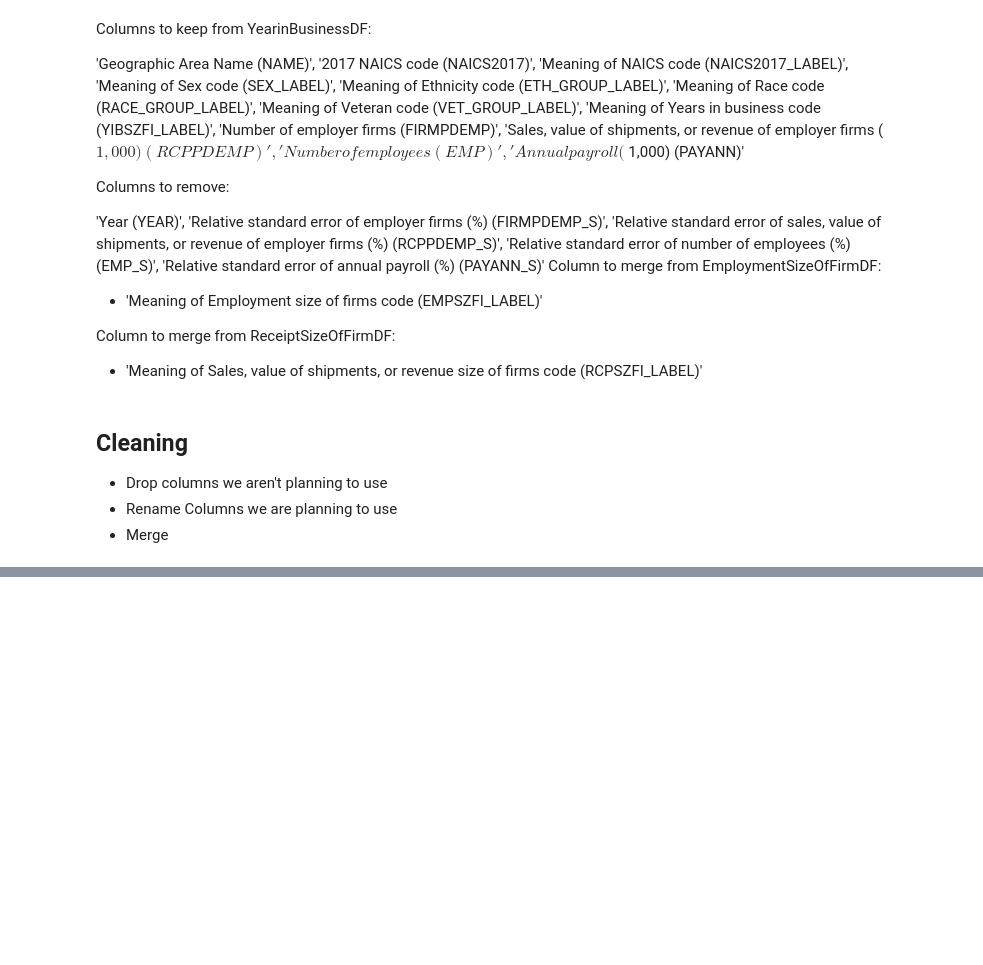
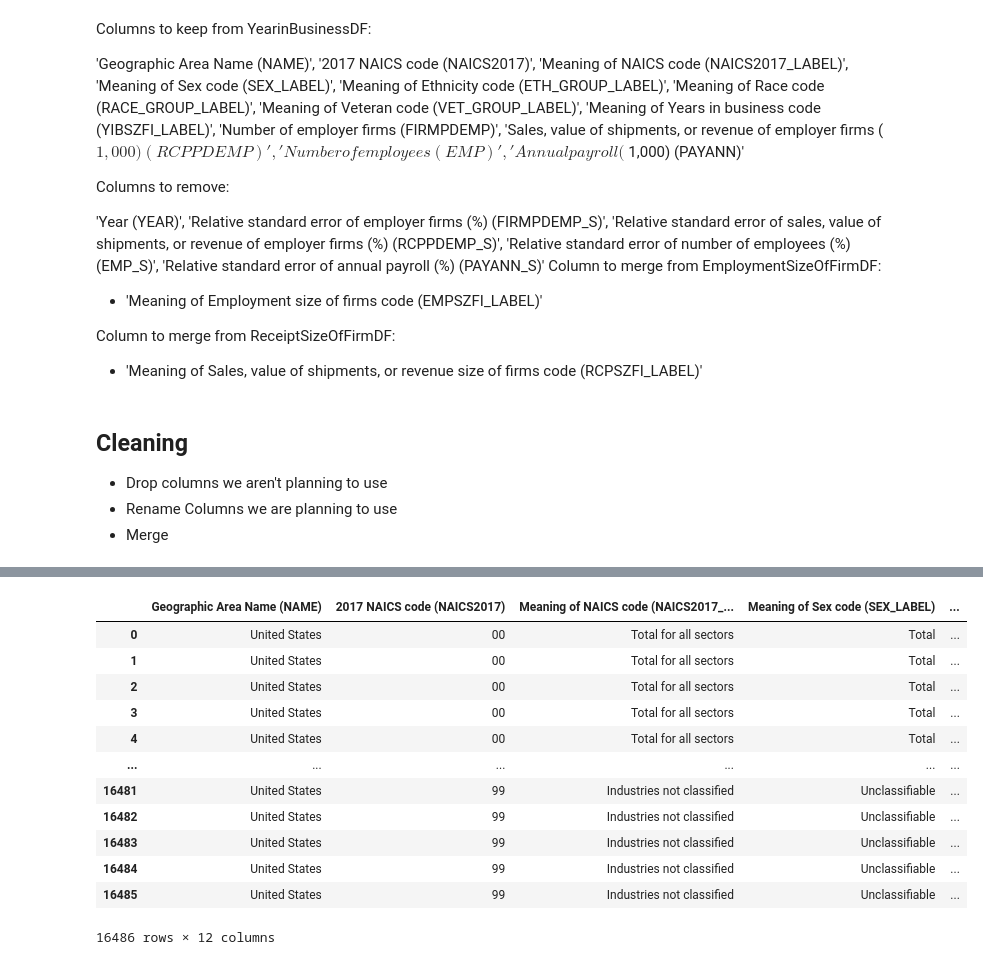
Before and after one commit to HardoModo/Dev10_Week8_Assessment, a Jupyter notebook: main.ipynb, the cells around one changed output, grey strips where cells are left out. Saved outputs shown, nothing was run; the diff lists cells and outputs as text; code cells hidden in the pictures; blank space fills up the shorter version.

```diff
--- a/main.ipynb
+++ b/main.ipynb
@@ -119,0 +154,28 @@ Column to merge from EmploymentSizeOfFirmDF:
+# %%
+
+
+
+# MorecolsTodrop = ['Year (YEAR)',
+#                  'Relative standard error of employer firms (%) (FIRMPDEMP_S)',
+#                  'Relative standard error of sales, value of shipments, or revenue of employer firms (%) (RCPPDEMP_S)',
+#                  'Relative standard error of number of employees (%) (EMP_S)',
+#                  'Relative standard error of annual payroll (%) (PAYANN_S)']
+
+ReceiptSizeOfFirmDF.drop(colsTodropFromAll,inplace=True,axis=1)
+ReceiptSizeOfFirmDF
+
+# mergedTable=pd.merge(YearinBusinessDF,ReceiptSizeOfFirmDF,on='Geographic Area Name (NAME)')
+# %% [output]
+|  | Geographic Area Name (NAME) | 2017 NAICS code (NAICS2017) | Meaning of NAICS code (NAICS2017_... | Meaning of Sex code (SEX_LABEL) | ... |
+| 0 | United States | 00 | Total for all sectors | Total | ... |
+| 1 | United States | 00 | Total for all sectors | Total | ... |
+| 2 | United States | 00 | Total for all sectors | Total | ... |
+| 3 | United States | 00 | Total for all sectors | Total | ... |
+| 4 | United States | 00 | Total for all sectors | Total | ... |
+| ... | ... | ... | ... | ... | ... |
+| 16481 | United States | 99 | Industries not classified | Unclassifiable | ... |
+| 16482 | United States | 99 | Industries not classified | Unclassifiable | ... |
+| 16483 | United States | 99 | Industries not classified | Unclassifiable | ... |
+| 16484 | United States | 99 | Industries not classified | Unclassifiable | ... |
+| 16485 | United States | 99 | Industries not classified | Unclassifiable | ... |
+16486 rows × 12 columns
```
Also changed, not shown: parts of 6 cells of this notebook.
